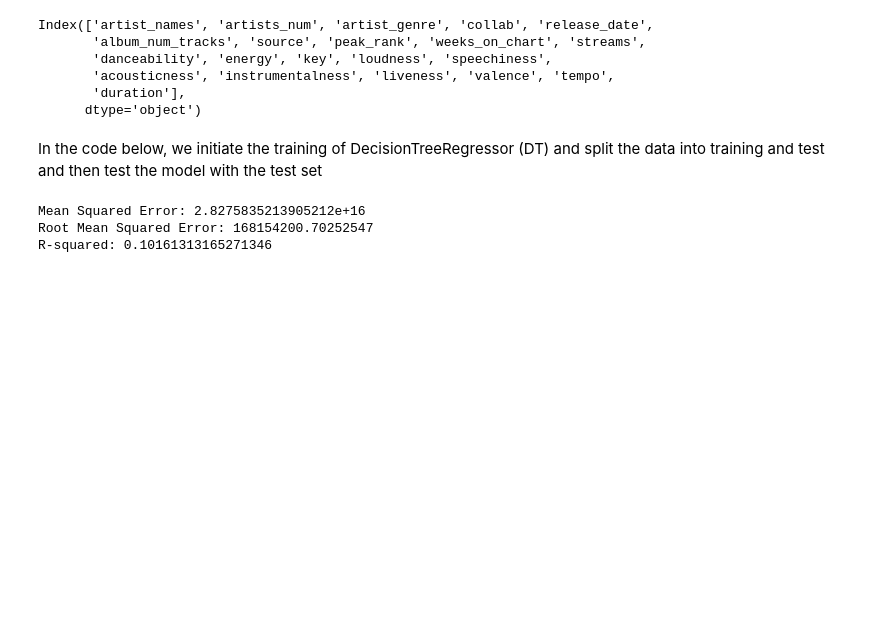
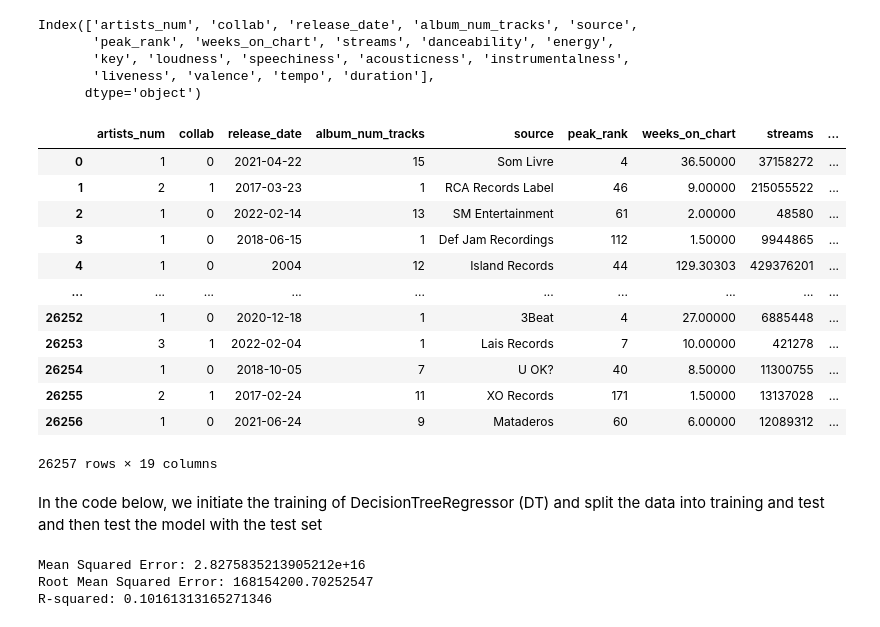
Before and after one commit to AndreasHaavik/BigDataSpotify, a Jupyter notebook: dataModeling_it1.ipynb, the cells around one changed output. Drawn from its saved outputs; the diff is of its cells as text; code cells hidden in the pictures; blank space fills up the shorter version.

```diff
--- a/dataModeling_it1.ipynb
+++ b/dataModeling_it1.ipynb
@@ -1,21 +1,36 @@
 # %%
 #Import relevant libraries.
 import numpy as np
 import pandas as pd
 from sklearn.model_selection import train_test_split
 
 # Read data
 cleaned_df = pd.read_excel('SpotifyDataCleaned.xlsx')
 
 # Print column names to inspect if everything looks fine
+
 print(cleaned_df.columns)
+
+cleaned_df
 # %% [output]
-Index(['artist_names', 'artists_num', 'artist_genre', 'collab', 'release_date',
-       'album_num_tracks', 'source', 'peak_rank', 'weeks_on_chart', 'streams',
-       'danceability', 'energy', 'key', 'loudness', 'speechiness',
-       'acousticness', 'instrumentalness', 'liveness', 'valence', 'tempo',
-       'duration'],
+Index(['artists_num', 'collab', 'release_date', 'album_num_tracks', 'source',
+       'peak_rank', 'weeks_on_chart', 'streams', 'danceability', 'energy',
+       'key', 'loudness', 'speechiness', 'acousticness', 'instrumentalness',
+       'liveness', 'valence', 'tempo', 'duration'],
       dtype='object')
+|  | artists_num | collab | release_date | album_num_tracks | source | peak_rank | weeks_on_chart | streams | ... |
+| 0 | 1 | 0 | 2021-04-22 | 15 | Som Livre | 4 | 36.50000 | 37158272 | ... |
+| 1 | 2 | 1 | 2017-03-23 | 1 | RCA Records Label | 46 | 9.00000 | 215055522 | ... |
+| 2 | 1 | 0 | 2022-02-14 | 13 | SM Entertainment | 61 | 2.00000 | 48580 | ... |
+| 3 | 1 | 0 | 2018-06-15 | 1 | Def Jam Recordings | 112 | 1.50000 | 9944865 | ... |
+| 4 | 1 | 0 | 2004 | 12 | Island Records | 44 | 129.30303 | 429376201 | ... |
+| ... | ... | ... | ... | ... | ... | ... | ... | ... | ... |
+| 26252 | 1 | 0 | 2020-12-18 | 1 | 3Beat | 4 | 27.00000 | 6885448 | ... |
+| 26253 | 3 | 1 | 2022-02-04 | 1 | Lais Records | 7 | 10.00000 | 421278 | ... |
+| 26254 | 1 | 0 | 2018-10-05 | 7 | U OK? | 40 | 8.50000 | 11300755 | ... |
+| 26255 | 2 | 1 | 2017-02-24 | 11 | XO Records | 171 | 1.50000 | 13137028 | ... |
+| 26256 | 1 | 0 | 2021-06-24 | 9 | Mataderos | 60 | 6.00000 | 12089312 | ... |
+26257 rows × 19 columns
 # %% [markdown]
 In the code below, we initiate the training of DecisionTreeRegressor (DT) and split the data into training and test and then test the model with the test set
 # %%
```
Also changed, not shown: 3 other files.
